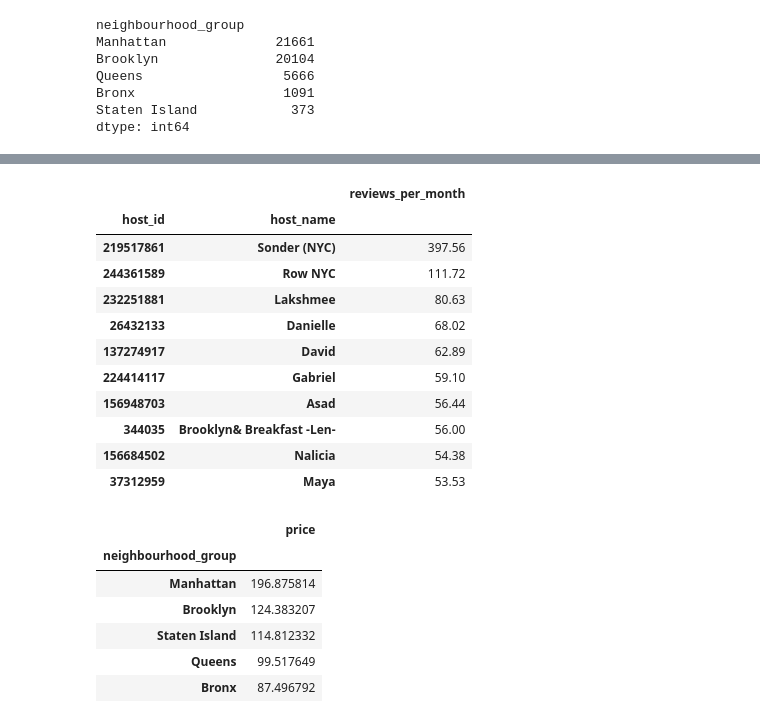
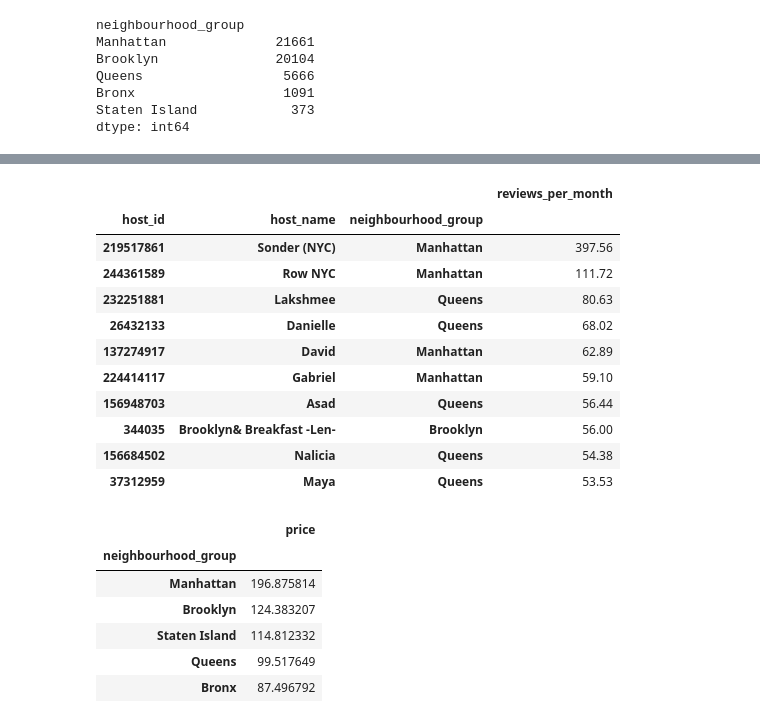
Before and after one commit to jdecee/Air_Bnb_project, a Jupyter notebook: Attempt1.ipynb, the cells around one changed output, grey strips where cells are left out. Drawn from its saved outputs; the diff is of its cells as text; code cells hidden in the pictures.

```diff
--- a/Attempt1.ipynb
+++ b/Attempt1.ipynb
@@ -49,22 +49,22 @@ private_rooms.groupby('room_type').count()
 | Shared room | 480 | 480 | 480 | 480 | 480 | 480 | 480 | 480 | ... |
 # %%
 # Who are the top 10 busiest hosts based on number of reviews per month?
-top_ten = air_bnb.groupby(['host_id', 'host_name']).sum()['reviews_per_month'].nlargest(10)
+top_ten = air_bnb.groupby(['host_id', 'host_name', 'neighbourhood_group']).sum()['reviews_per_month'].nlargest(10)
 top_host_df=pd.DataFrame(top_ten)
 top_host_df
 # %% [output]
-|  |  | reviews_per_month |
-| host_id | host_name |  |
-| 219517861 | Sonder (NYC) | 397.56 |
-| 244361589 | Row NYC | 111.72 |
-| 232251881 | Lakshmee | 80.63 |
-| 26432133 | Danielle | 68.02 |
-| 137274917 | David | 62.89 |
-| 224414117 | Gabriel | 59.10 |
-| 156948703 | Asad | 56.44 |
-| 344035 | Brooklyn& Breakfast -Len- | 56.00 |
-| 156684502 | Nalicia | 54.38 |
-| 37312959 | Maya | 53.53 |
+|  |  |  | reviews_per_month |
+| host_id | host_name | neighbourhood_group |  |
+| 219517861 | Sonder (NYC) | Manhattan | 397.56 |
+| 244361589 | Row NYC | Manhattan | 111.72 |
+| 232251881 | Lakshmee | Queens | 80.63 |
+| 26432133 | Danielle | Queens | 68.02 |
+| 137274917 | David | Manhattan | 62.89 |
+| 224414117 | Gabriel | Manhattan | 59.10 |
+| 156948703 | Asad | Queens | 56.44 |
+| 344035 | Brooklyn& Breakfast -Len- | Brooklyn | 56.00 |
+| 156684502 | Nalicia | Queens | 54.38 |
+| 37312959 | Maya | Queens | 53.53 |
 # %%
 # Which neighborhood group has the highest avg price and plot the average prices in a bar chart
 avg_prices = air_bnb.groupby('neighbourhood_group').mean()['price'].nlargest()
```
Also changed, not shown: parts of 2 cells of this notebook.
